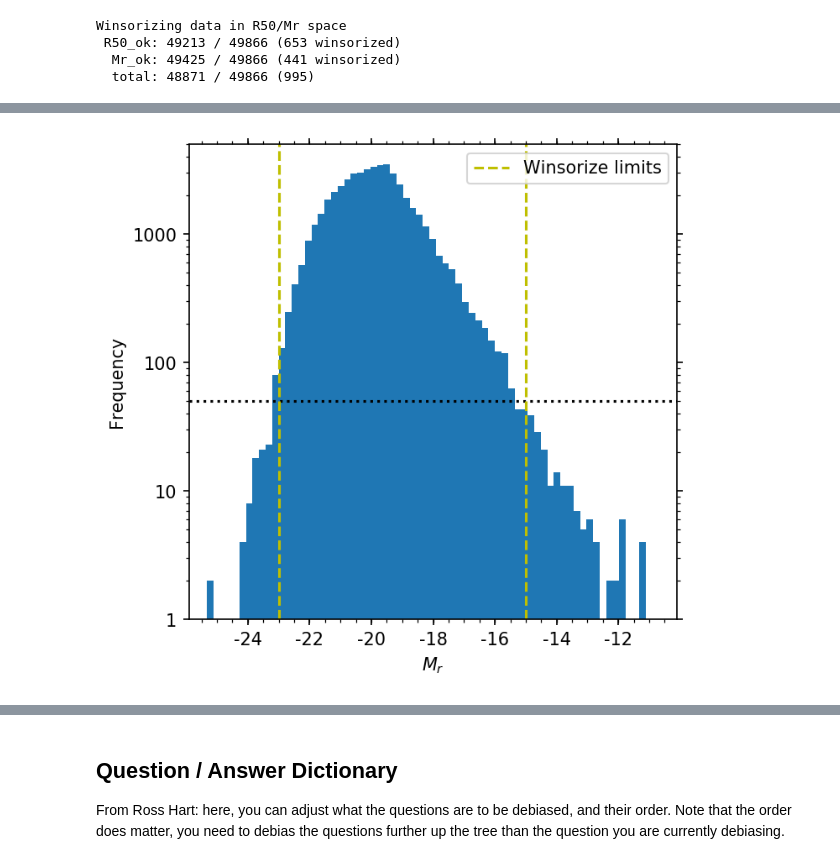
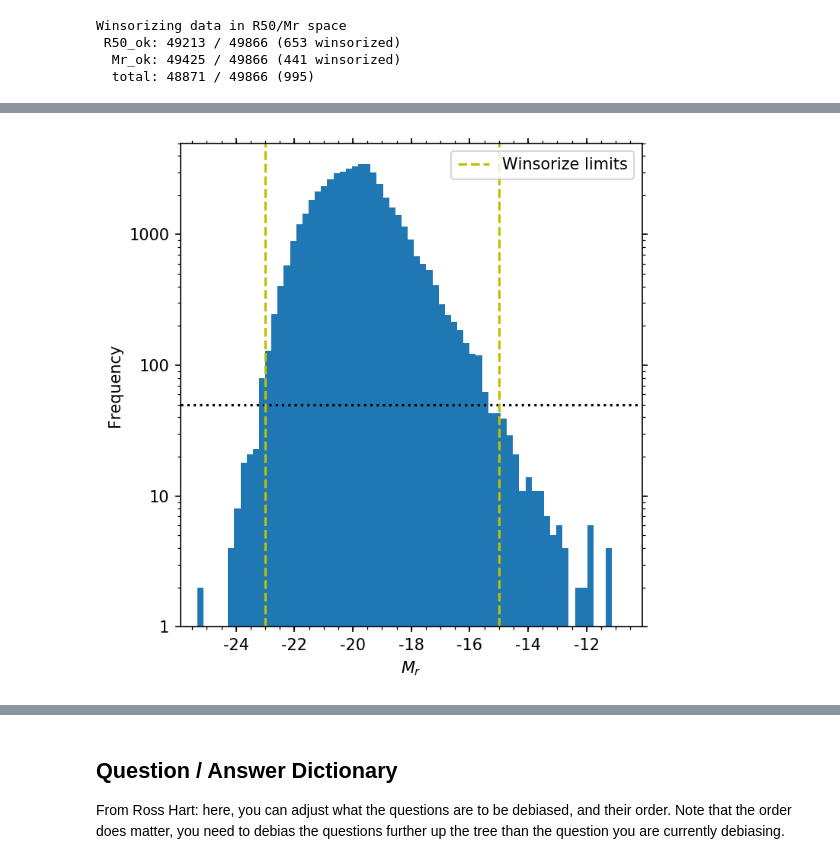
Before and after one commit to leeskelvin/gamakidsgz, a Jupyter notebook: outputs/debiasing/debiasing.ipynb, the cells around one changed output, grey strips where cells are left out. Saved outputs shown, nothing was run; the diff lists cells and outputs as text; code cells hidden in the pictures.

```diff
--- a/outputs/debiasing/debiasing.ipynb
+++ b/outputs/debiasing/debiasing.ipynb
@@ -289,28 +292,29 @@ plt.close()
 # %%
 # Mr analysis histogram plot
 fig = plt.figure(figsize=(5,5), dpi=150)
 ax = plt.subplot(111)
 ax.minorticks_on()
 ax.tick_params(axis='x', which='both', bottom=True, top=True)
 ax.tick_params(axis='y', which='both', left=True, right=True)
 ax.xaxis.set_minor_locator(matplotlib.ticker.MultipleLocator(0.5))
 ax.hist(Mr, bins=np.linspace(-30,-9,100), log=True, label='')
 fmt = matplotlib.ticker.FuncFormatter(lambda y, _: '{:g}'.format(y))
 ax.xaxis.set_major_formatter(fmt)
 ax.yaxis.set_major_formatter(fmt)
 plt.axhline(50, c='k', ls='dotted')
 plt.axvline(Mrlo, c='y', ls='--')
 plt.axvline(Mrhi, c='y', ls='--', label='Winsorize limits')
 ax.set_xlabel('$M_r$')
 ax.set_ylabel('Frequency')
 ax.set_xlim((-25.9,-10.1))
 ax.set_ylim((1,5000))
 plt.legend(loc='upper right')
+plt.tight_layout()
 plt.savefig(plot_absmaghist)
 plt.show()
 plt.close()
 # %% [output]
-[figure, old version]
+[figure, new version]
 # %%
 # 2D kernel density estimation function
 def kde2d(x, y,
```
Also changed, not shown: parts of 6 cells of this notebook, 5 other files.
